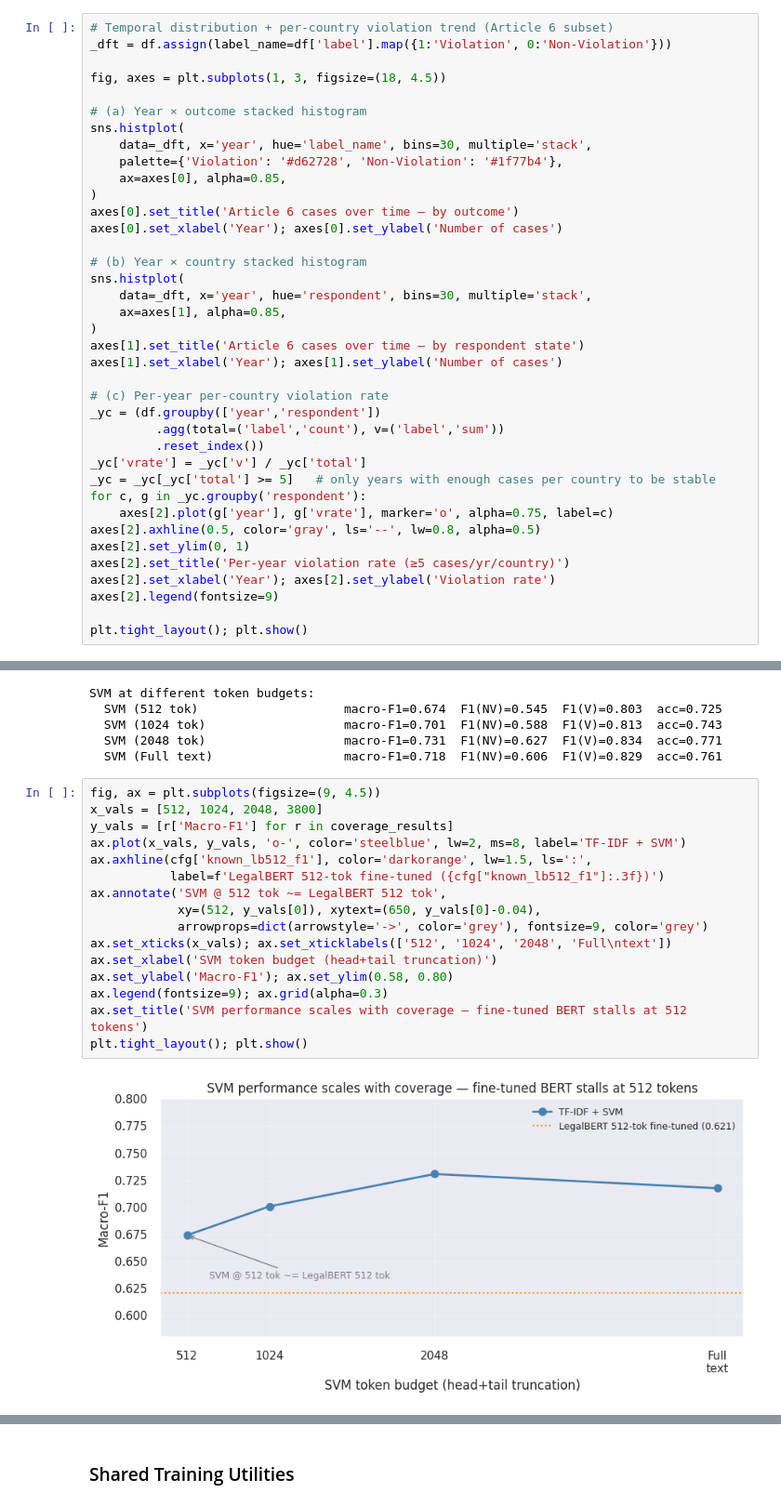
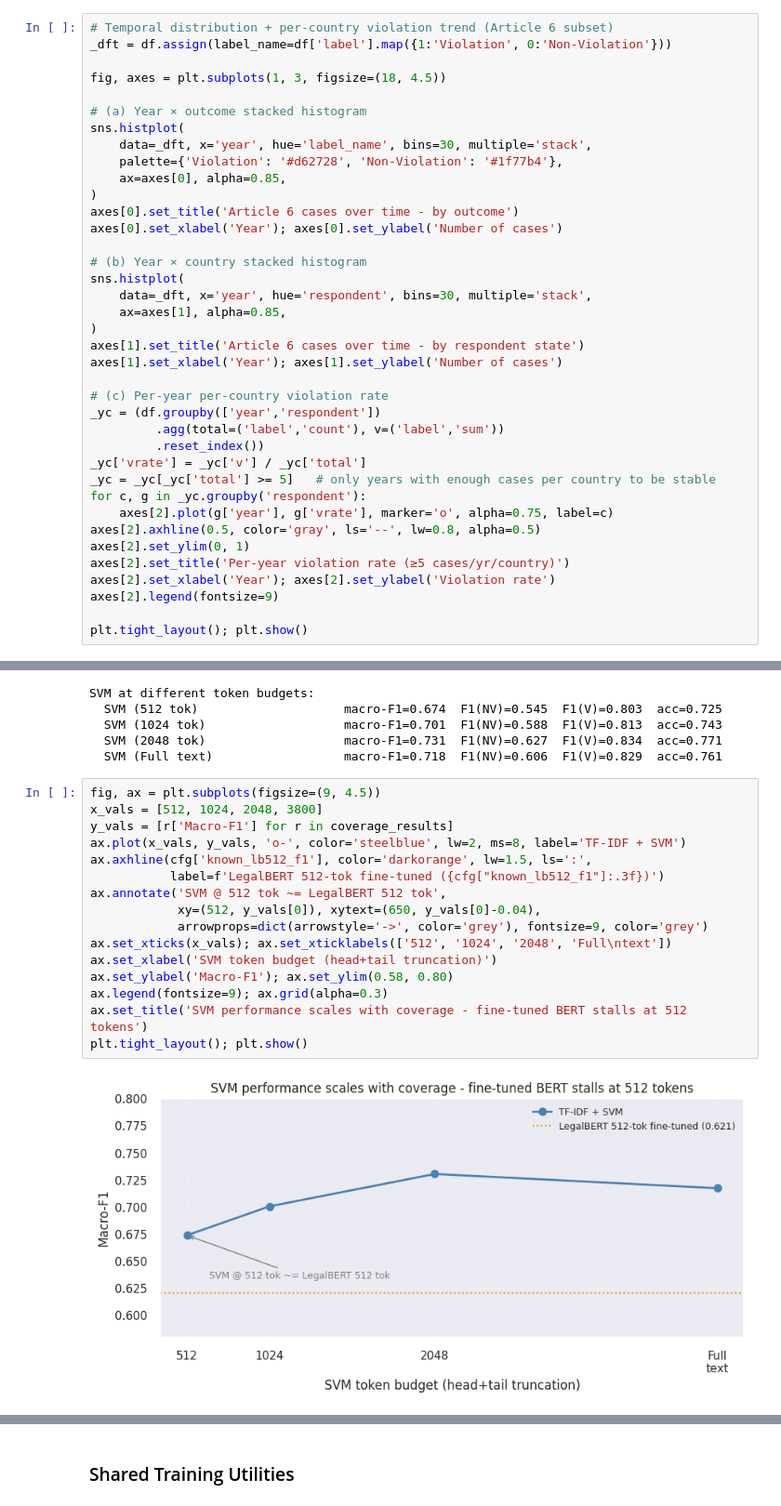
Before and after one commit to leondgarse/echr, a Jupyter notebook: LL5532X_Group_Project_Group_4_echr_FINAL.ipynb, the cells around one changed output, grey strips where cells are left out. Shown at 93% size. Saved outputs shown, nothing was run; the diff lists cells and outputs as text.

```diff
--- a/LL5532X_Group_Project_Group_4_echr_FINAL.ipynb
+++ b/LL5532X_Group_Project_Group_4_echr_FINAL.ipynb
@@ -627,7 +627,7 @@ sns.histplot(
     palette={'Violation': '#d62728', 'Non-Violation': '#1f77b4'},
     ax=axes[0], alpha=0.85,
 )
-axes[0].set_title('Article 6 cases over time — by outcome')
+axes[0].set_title('Article 6 cases over time - by outcome')
 axes[0].set_xlabel('Year'); axes[0].set_ylabel('Number of cases')
 
 # (b) Year × country stacked histogram
@@ -635,7 +635,7 @@ sns.histplot(
     data=_dft, x='year', hue='respondent', bins=30, multiple='stack',
     ax=axes[1], alpha=0.85,
 )
-axes[1].set_title('Article 6 cases over time — by respondent state')
+axes[1].set_title('Article 6 cases over time - by respondent state')
 axes[1].set_xlabel('Year'); axes[1].set_ylabel('Number of cases')
 
 # (c) Per-year per-country violation rate
@@ -2097,19 +2097,19 @@ SVM at different token budgets:
 # %%
 fig, ax = plt.subplots(figsize=(9, 4.5))
 x_vals = [512, 1024, 2048, 3800]
 y_vals = [r['Macro-F1'] for r in coverage_results]
 ax.plot(x_vals, y_vals, 'o-', color='steelblue', lw=2, ms=8, label='TF-IDF + SVM')
 ax.axhline(cfg['known_lb512_f1'], color='darkorange', lw=1.5, ls=':',
            label=f'LegalBERT 512-tok fine-tuned ({cfg["known_lb512_f1"]:.3f})')
 ax.annotate('SVM @ 512 tok ~= LegalBERT 512 tok',
             xy=(512, y_vals[0]), xytext=(650, y_vals[0]-0.04),
             arrowprops=dict(arrowstyle='->', color='grey'), fontsize=9, color='grey')
 ax.set_xticks(x_vals); ax.set_xticklabels(['512', '1024', '2048', 'Full\ntext'])
 ax.set_xlabel('SVM token budget (head+tail truncation)')
 ax.set_ylabel('Macro-F1'); ax.set_ylim(0.58, 0.80)
 ax.legend(fontsize=9); ax.grid(alpha=0.3)
-ax.set_title('SVM performance scales with coverage — fine-tuned BERT stalls at 512 tokens')
+ax.set_title('SVM performance scales with coverage - fine-tuned BERT stalls at 512 tokens')
 plt.tight_layout(); plt.show()
 # %% [output]
-[figure, old version]
+[figure, new version]
 # %% [markdown]
```
Also changed, not shown: parts of 88 cells of this notebook, 1 other file.
